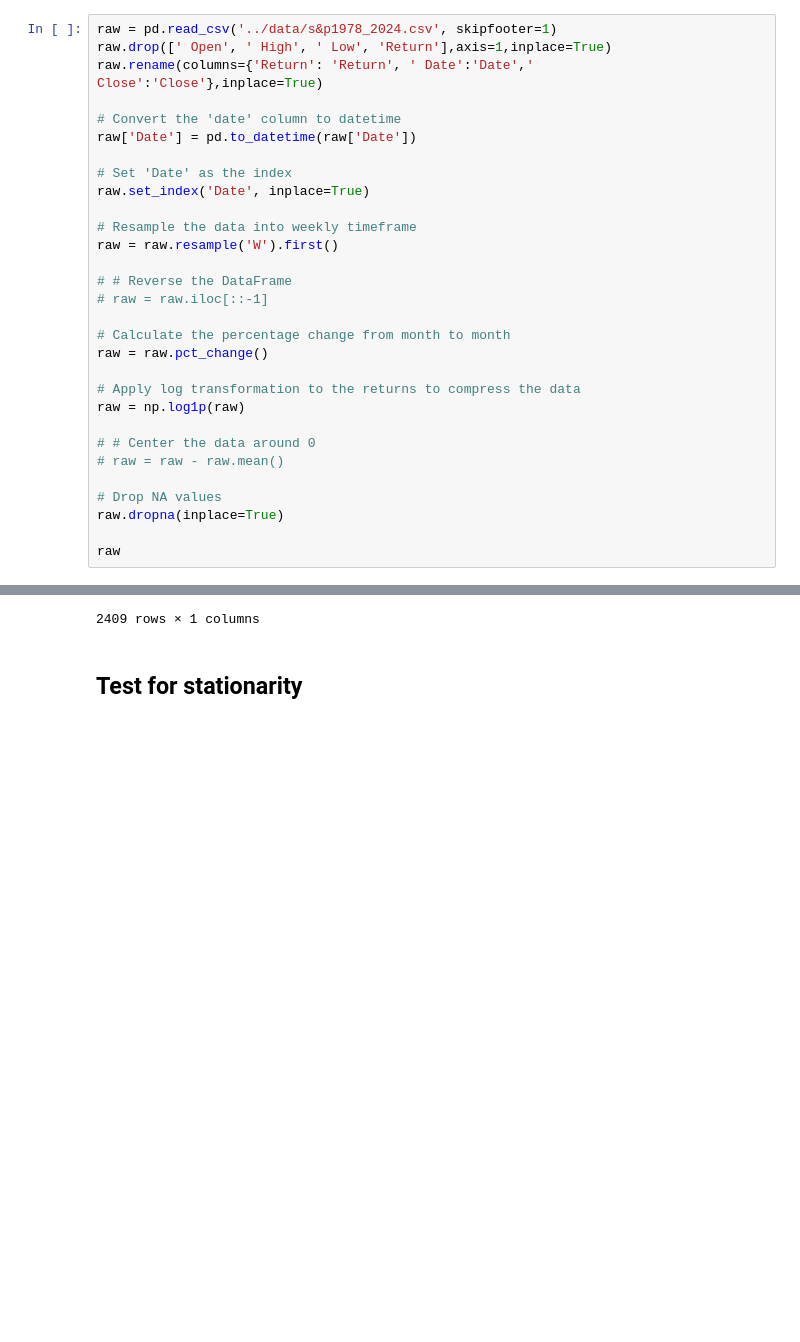
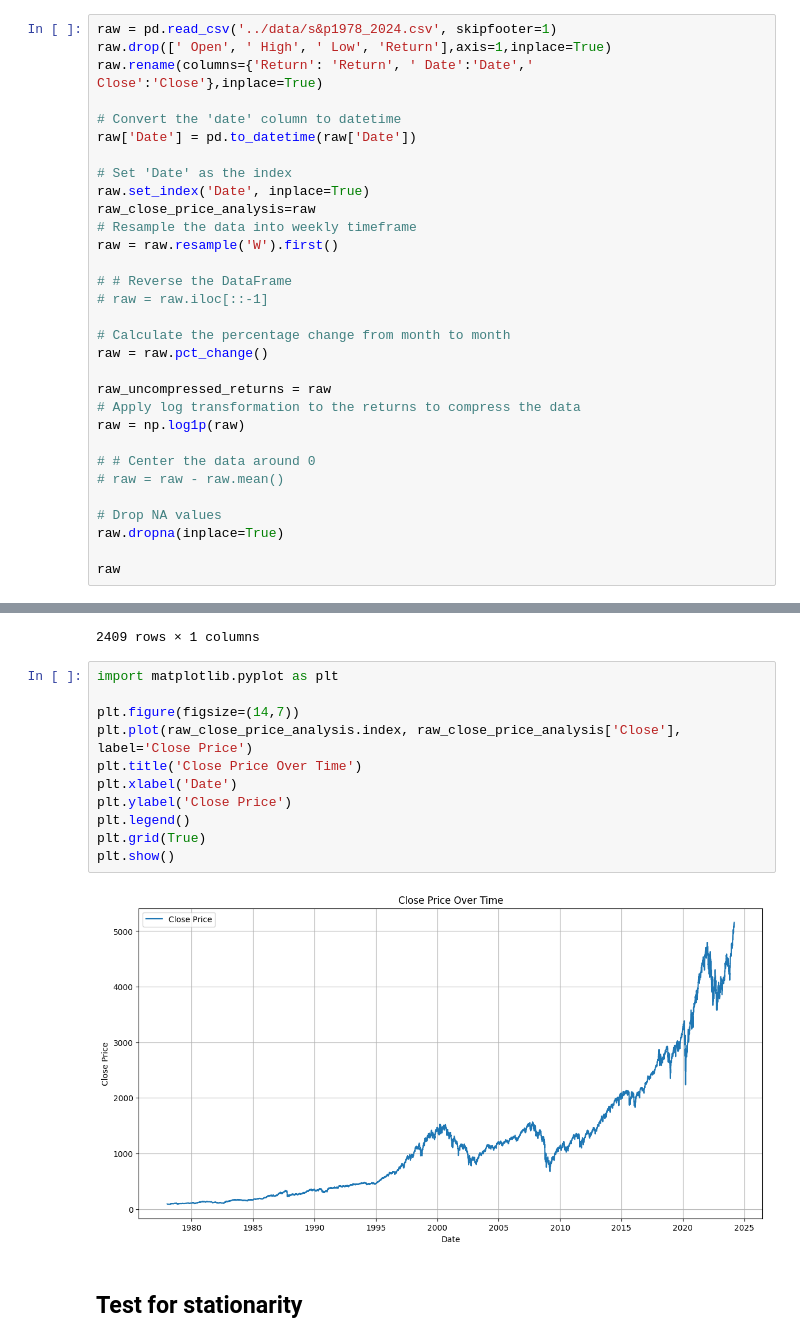
Before and after one commit to alldenla/Regime-Shift-Algorithmic-Trading-Bot, a Jupyter notebook: markov_switching_model/Markov Switching Autoregression Model copy.ipynb, the cells around one changed output, grey strips where cells are left out. Drawn from its saved outputs; the diff is of its cells as text; blank space fills up the shorter version.

```diff
--- a/markov_switching_model/Markov Switching Autoregression Model copy.ipynb
+++ b/markov_switching_model/Markov Switching Autoregression Model copy.ipynb
@@ -38,7 +30,7 @@ raw['Date'] = pd.to_datetime(raw['Date'])
 
 # Set 'Date' as the index
 raw.set_index('Date', inplace=True)
-
+raw_close_price_analysis=raw
 # Resample the data into weekly timeframe
 raw = raw.resample('W').first()
 
@@ -48,6 +40,7 @@ raw = raw.resample('W').first()
 # Calculate the percentage change from month to month
 raw = raw.pct_change()
 
+raw_uncompressed_returns = raw
 # Apply log transformation to the returns to compress the data
 raw = np.log1p(raw)
 
@@ -73,6 +66,19 @@ raw
 | 2024-03-03 | 0.018720 |
 | 2024-03-10 | 0.012043 |
 2409 rows × 1 columns
+# %%
+import matplotlib.pyplot as plt
+
+plt.figure(figsize=(14,7))
+plt.plot(raw_close_price_analysis.index, raw_close_price_analysis['Close'], label='Close Price')
+plt.title('Close Price Over Time')
+plt.xlabel('Date')
+plt.ylabel('Close Price')
+plt.legend()
+plt.grid(True)
+plt.show()
+# %% [output]
+[figure, added]
 # %% [markdown]
 ## Test for stationarity
 # %%
```
Also changed, not shown: parts of 9 cells of this notebook, 6 other files.
